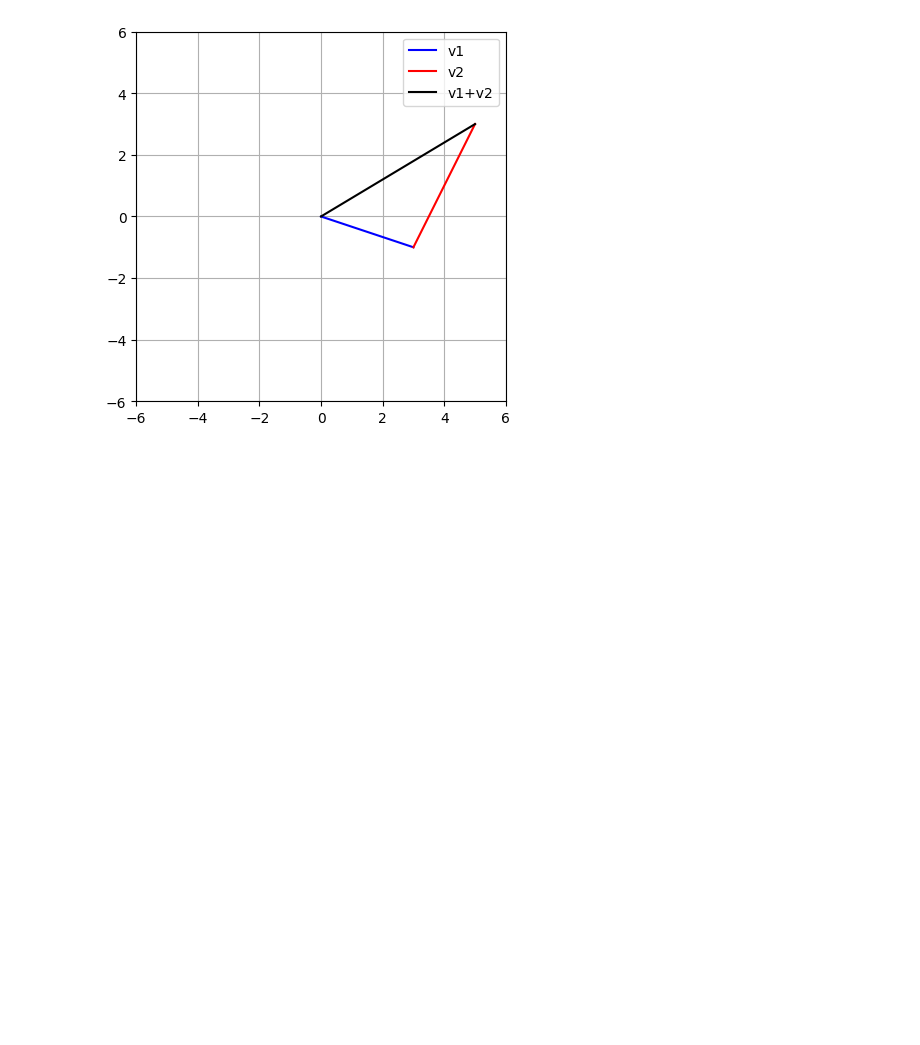
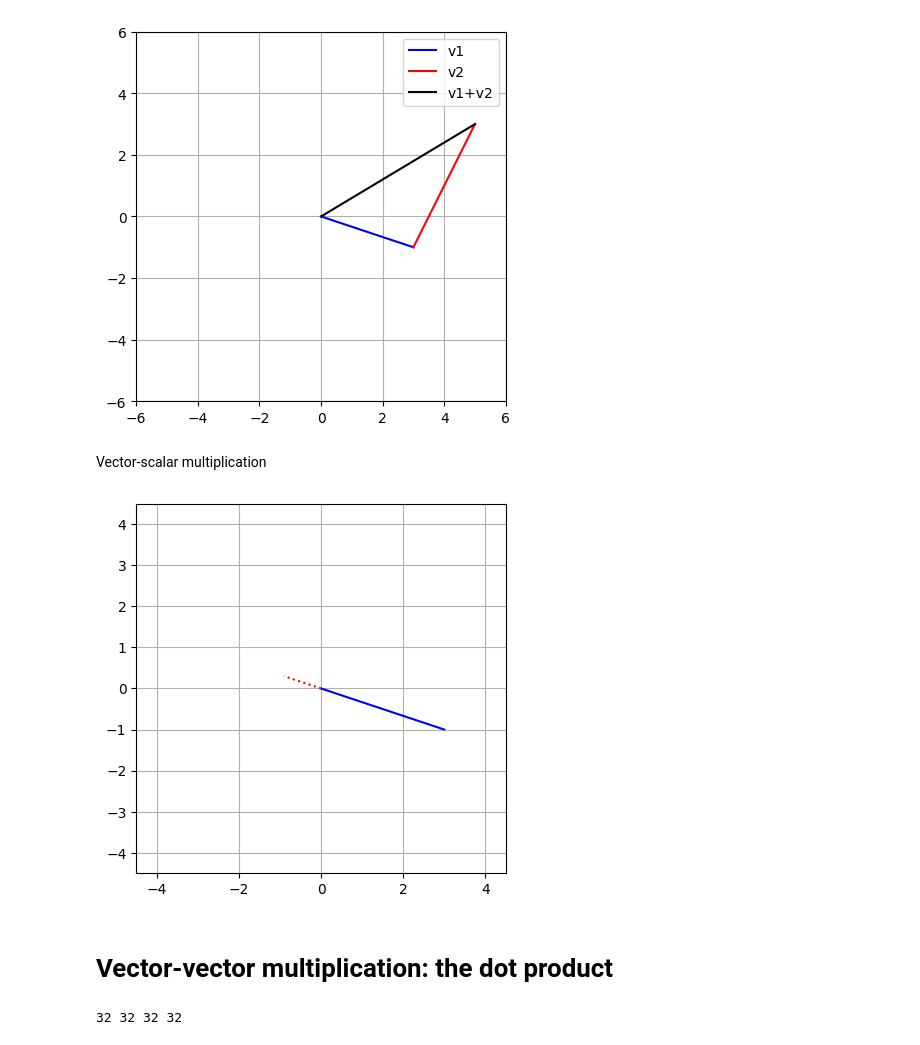
Before and after one commit to christianrss/data_science_stuff, a Jupyter notebook: linear_algebra/linalg_vectors.ipynb, the cells around one changed output. Drawn from its saved outputs; the diff is of its cells as text; code cells hidden in the pictures; blank space fills up the shorter version.

Commit message:
dot product

```diff
--- a/linear_algebra/linalg_vectors.ipynb
+++ b/linear_algebra/linalg_vectors.ipynb
@@ -55,3 +55,50 @@ plt.grid()
 plt.show()
 # %% [output]
 [figure]
+# %% [markdown]
+Vector-scalar multiplication
+# %%
+# vector and scalar
+v1 = np.array([3, -1])
+l = -.3
+v1m = v1*l # scalar-modulated
+
+#plot them
+plt.plot([0, v1[0]], [0, v1[1]], 'b', label='v_1')
+plt.plot([0, v1m[0]], [0, v1m[1]], 'r:', label='lambda v_1')
+
+plt.axis('square')
+axlim = max([abs(max(v1)), abs(max(v1m))]) * 1.5 # dynamic axis lim
+plt.axis((-axlim, axlim, -axlim, axlim))
+plt.grid()
+plt.show()
+# %% [output]
+[figure, added]
+# %% [markdown]
+# Vector-vector multiplication: the dot product
+# %%
+# many ways to compute the dot product
+
+v1 = np.array([1, 2, 3, 4, 5])
+v2 = np.array([0, -4, -3, 6, 5])
+
+#method 1
+dp1 = sum(np.multiply(v1,v2))
+
+# method 2
+dp2 = np.dot(v1,v2)
+
+# method 3
+dp3 = np.matmul(v1, v2)
+
+#method 4
+dp4 = 0 # initialize
+
+# loop over elements
+for i in range(0, len(v1)):
+    # multiply corresponding element and sum
+    dp4 = dp4 + v1[i] * v2[i]
+
+print(dp1, dp2, dp3, dp4)
+# %% [output]
+32 32 32 32
```
